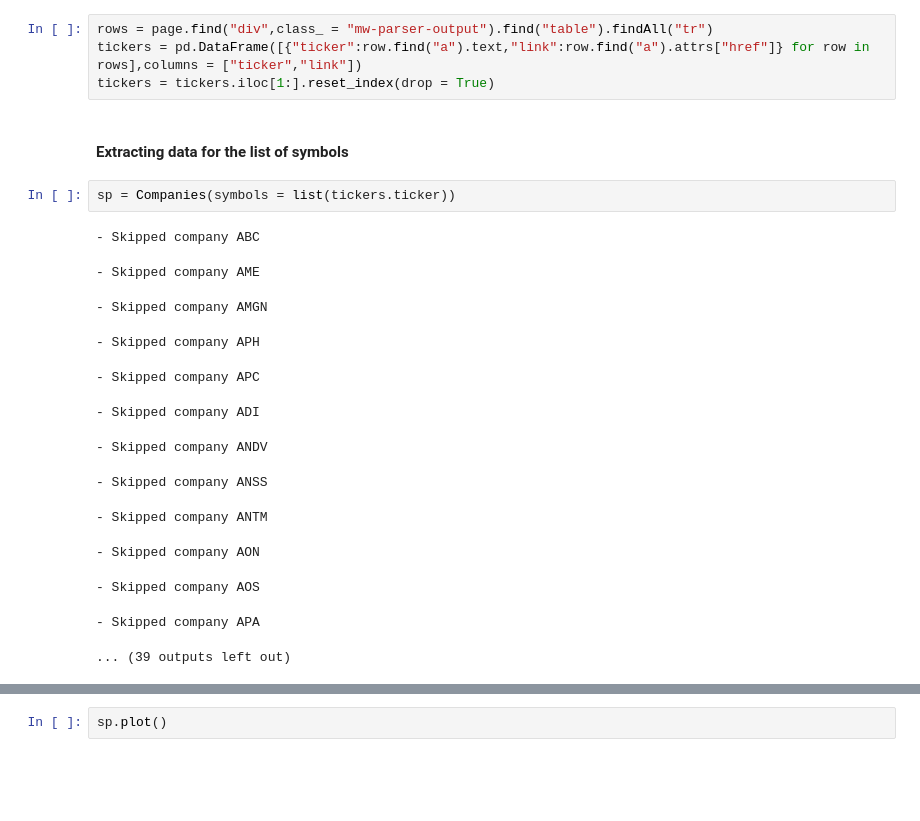
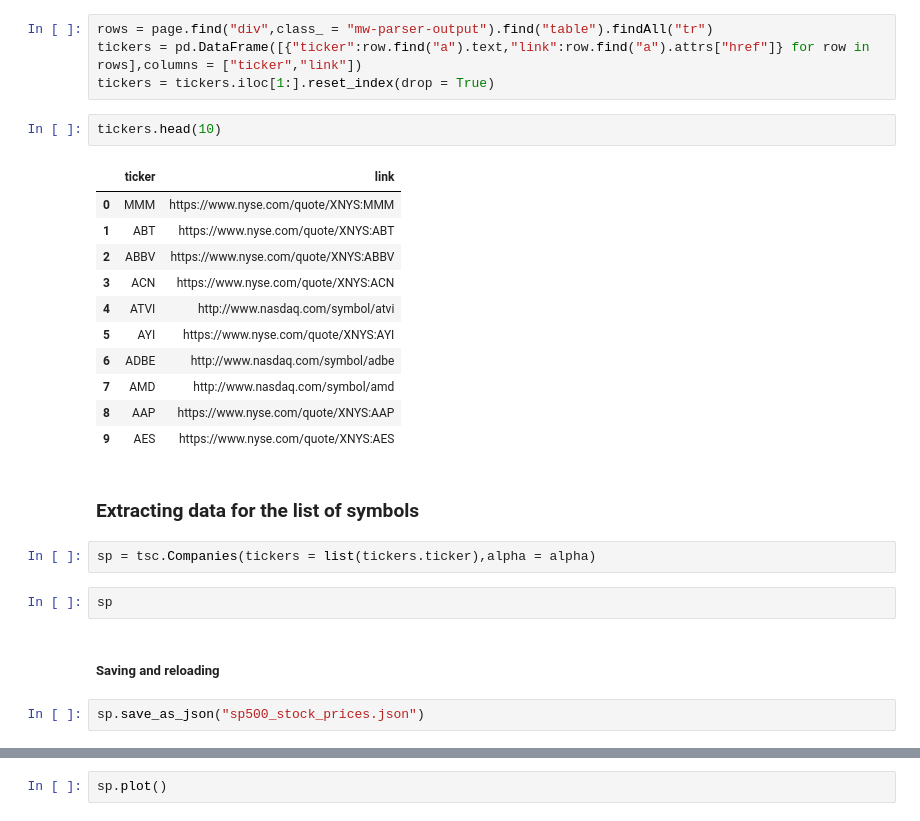
Before and after one commit to TheoLvs/machine-learning, a Jupyter notebook: 4. Time Series analysis/1. Time series clustering with CNN autoencoders.ipynb, the cells around one changed output, grey strips where cells are left out. Saved outputs shown, nothing was run; the diff lists cells and outputs as text; blank space fills up the shorter version.

Commit message:
added saving reloading and safe extract

```diff
--- a/4. Time Series analysis/1. Time series clustering with CNN autoencoders.ipynb
+++ b/4. Time Series analysis/1. Time series clustering with CNN autoencoders.ipynb
@@ -161,21 +94,27 @@ page = bs.BeautifulSoup(requests.get("https://en.wikipedia.org/wiki/List_of_S%26
 rows = page.find("div",class_ = "mw-parser-output").find("table").findAll("tr")
 tickers = pd.DataFrame([{"ticker":row.find("a").text,"link":row.find("a").attrs["href"]} for row in rows],columns = ["ticker","link"])
 tickers = tickers.iloc[1:].reset_index(drop = True)
+# %%
+tickers.head(10)
+# %% [output]
+|  | ticker | link |
+| 0 | MMM | https://www.nyse.com/quote/XNYS:MMM |
+| 1 | ABT | https://www.nyse.com/quote/XNYS:ABT |
+| 2 | ABBV | https://www.nyse.com/quote/XNYS:ABBV |
+| 3 | ACN | https://www.nyse.com/quote/XNYS:ACN |
+| 4 | ATVI | http://www.nasdaq.com/symbol/atvi |
+| 5 | AYI | https://www.nyse.com/quote/XNYS:AYI |
+| 6 | ADBE | http://www.nasdaq.com/symbol/adbe |
+| 7 | AMD | http://www.nasdaq.com/symbol/amd |
+| 8 | AAP | https://www.nyse.com/quote/XNYS:AAP |
+| 9 | AES | https://www.nyse.com/quote/XNYS:AES |
 # %% [markdown]
-#### Extracting data for the list of symbols
+### Extracting data for the list of symbols
 # %%
-sp = Companies(symbols = list(tickers.ticker))
+sp = tsc.Companies(tickers = list(tickers.ticker),alpha = alpha)
-# %% [output]
-- Skipped company ABC
-- Skipped company AME
-- Skipped company AMGN
-- Skipped company APH
-- Skipped company APC
-- Skipped company ADI
-- Skipped company ANDV
-- Skipped company ANSS
-- Skipped company ANTM
-- Skipped company AON
-- Skipped company AOS
-- Skipped company APA
-... (39 outputs left out)
+# %%
+sp
+# %% [markdown]
+##### Saving and reloading
+# %%
+sp.save_as_json("sp500_stock_prices.json")
```
Also changed, not shown: parts of 23 cells of this notebook, 1 other file.
